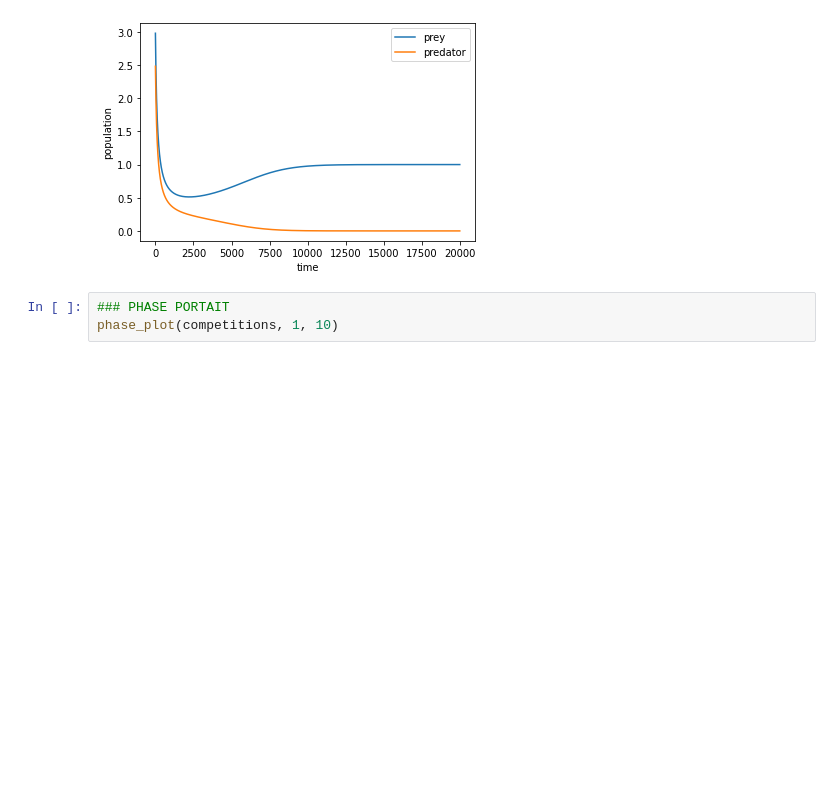
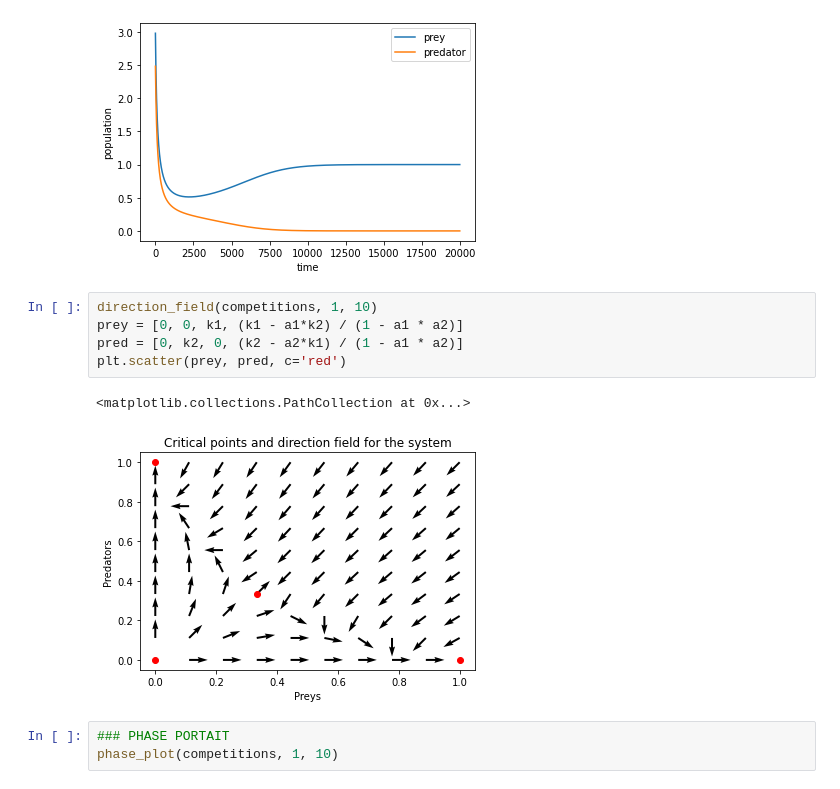
Before and after one commit to Deneverhad/Lotka, a Jupyter notebook: Lotka-Voltera.ipynb, the cells around one changed output. Drawn from its saved outputs; the diff is of its cells as text; blank space fills up the shorter version.

Commit message:
Add direction field plot

```diff
--- a/Lotka-Voltera.ipynb
+++ b/Lotka-Voltera.ipynb
@@ -280,6 +271,14 @@ plt.legend(loc='upper right')
 plt.show()
 # %% [output]
 [figure]
+# %%
+direction_field(competitions, 1, 10)
+prey = [0, 0, k1, (k1 - a1*k2) / (1 - a1 * a2)]
+pred = [0, k2, 0, (k2 - a2*k1) / (1 - a1 * a2)]
+plt.scatter(prey, pred, c='red')
+# %% [output]
+<matplotlib.collections.PathCollection at 0x...>
+[figure, added]
 # %%
 ### PHASE PORTAIT
 phase_plot(competitions, 1, 10)
```
Also changed, not shown: parts of 5 cells of this notebook.
